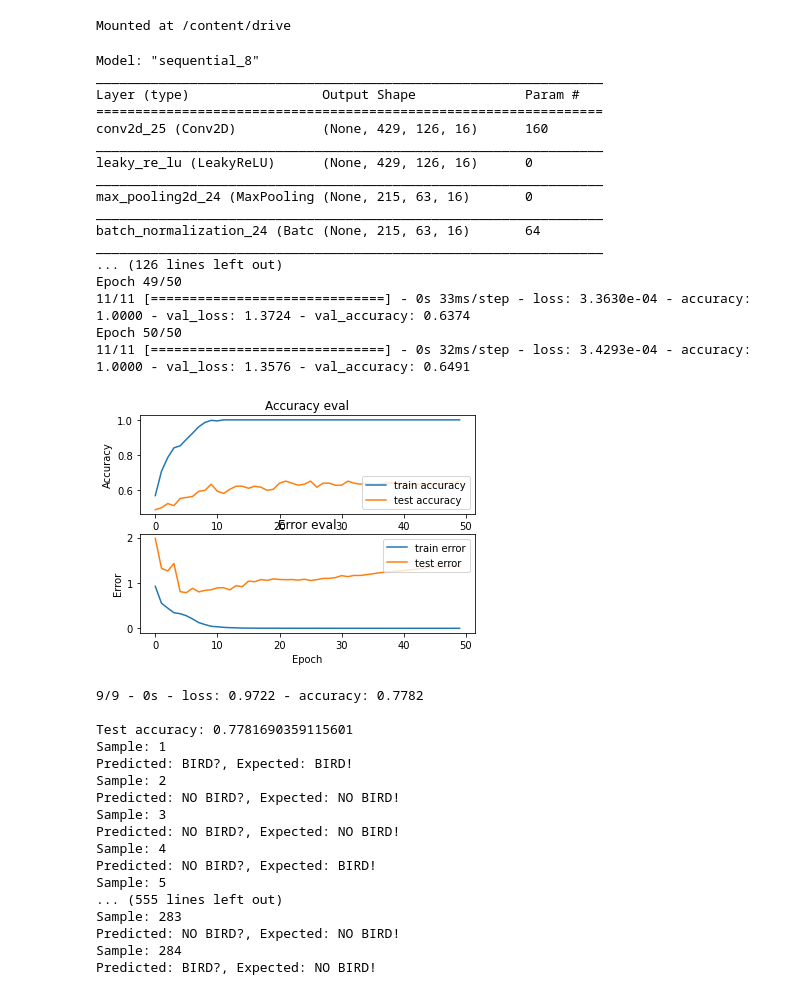
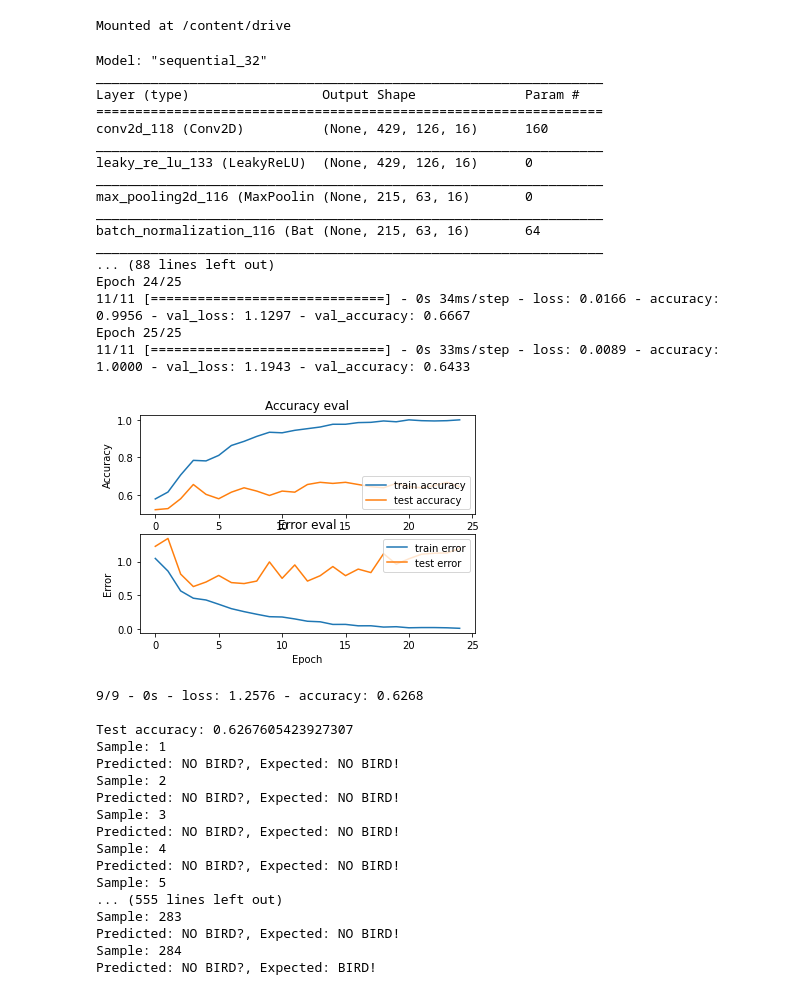
Before and after one commit to edward-h-81/bird_sound_detection, a Jupyter notebook: CNN_Colab/CNN Bulbul.ipynb, the cells around one changed output. Cells and saved outputs as stored; diff of their text form; code cells hidden in the pictures.

Commit message:
leakyRelu and dropou

```diff
--- a/CNN_Colab/CNN Bulbul.ipynb
+++ b/CNN_Colab/CNN Bulbul.ipynb
@@ -98,31 +98,36 @@ def build_model(input_shape):
 
     # 1st conv layer
     model.add(keras.layers.Conv2D(16, (3, 3), input_shape=input_shape))
-    model.add(keras.layers.LeakyReLU())
+    model.add(keras.layers.LeakyReLU(alpha=0.3))
     model.add(keras.layers.MaxPool2D((3, 3), strides=(2, 2), padding='same'))
     model.add(keras.layers.BatchNormalization())
 
     # 2nd conv layer
-    model.add(keras.layers.Conv2D(16, (3, 3), activation='relu', input_shape=input_shape))
+    model.add(keras.layers.Conv2D(16, (3, 3), input_shape=input_shape))
+    model.add(keras.layers.LeakyReLU(alpha=0.3))
     model.add(keras.layers.MaxPool2D((3, 3), strides=(2, 2), padding='same'))
     model.add(keras.layers.BatchNormalization())
 
     # 3rd conv layer
-    model.add(keras.layers.Conv2D(16, (1, 3), activation='relu', input_shape=input_shape))
+    model.add(keras.layers.Conv2D(16, (1, 3), input_shape=input_shape))
+    model.add(keras.layers.LeakyReLU(alpha=0.3))
     model.add(keras.layers.MaxPool2D((1, 3), strides=(2, 2), padding='same'))
     model.add(keras.layers.BatchNormalization())
 
     # 4th conv layer
-    model.add(keras.layers.Conv2D(16, (1, 3), activation='relu', input_shape=input_shape))
+    model.add(keras.layers.Conv2D(16, (1, 3), input_shape=input_shape))
+    model.add(keras.layers.LeakyReLU(alpha=0.3))
     model.add(keras.layers.MaxPool2D((1, 3), strides=(2, 2), padding='same'))
     model.add(keras.layers.BatchNormalization())
 
     # flatten output and feed to dense layer
     model.add(keras.layers.Flatten())
-    model.add(keras.layers.Dense(256, activation='relu'))
-    # model.add(keras.layers.Dropout(0.3))
-    model.add(keras.layers.Dense(32, activation='relu'))
-    # model.add(keras.layers.Dropout(0.3))
+    model.add(keras.layers.Dense(256))
+    model.add(keras.layers.LeakyReLU(alpha=0.3))
+    model.add(keras.layers.Dropout(0.5))
+    model.add(keras.layers.Dense(32))
+    model.add(keras.layers.LeakyReLU(alpha=0.3))
+    # model.add(keras.layers.Dropout(0.1))
 
 
     # output layer
@@ -171,64 +176,64 @@ if __name__ == "__main__":
     model = build_model(input_shape)
 
     # compile model
-    optimiser = keras.optimizers.Adam(learning_rate=0.001)
+    optimiser = keras.optimizers.Adam(learning_rate=0.0005)
     model.compile(optimizer=optimiser,
                   loss='sparse_categorical_crossentropy',
                   metrics=['accuracy'])
 
     model.summary()
 
     # train model
-    history = model.fit(X_train, y_train, validation_data=(X_validation, y_validation), batch_size=64, epochs=50)
+    history = model.fit(X_train, y_train, validation_data=(X_validation, y_validation), batch_size=64, epochs=25)
 
     # plot accuracy/error for training and validation
     plot_history(history)
 
     # evaluate model on test set
     test_loss, test_acc = model.evaluate(X_test, y_test, verbose=2)
     print('\nTest accuracy:', test_acc)
 
     index = 0
     # make prediction on a sample
     while index < len(X_test):
         X = X_test[index]
         y = y_test[index]
         print("Sample: {}".format(index+1))
         predict(model, X, y)
         index += 1
 # %% [output]
-Model: "sequential_8"
+Model: "sequential_32"
 _________________________________________________________________
 Layer (type)                 Output Shape              Param #
 =================================================================
-conv2d_25 (Conv2D)           (None, 429, 126, 16)      160
+conv2d_118 (Conv2D)          (None, 429, 126, 16)      160
 _________________________________________________________________
-leaky_re_lu (LeakyReLU)      (None, 429, 126, 16)      0
+leaky_re_lu_133 (LeakyReLU)  (None, 429, 126, 16)      0
 _________________________________________________________________
-max_pooling2d_24 (MaxPooling (None, 215, 63, 16)       0
+max_pooling2d_116 (MaxPoolin (None, 215, 63, 16)       0
 _________________________________________________________________
-batch_normalization_24 (Batc (None, 215, 63, 16)       64
+batch_normalization_116 (Bat (None, 215, 63, 16)       64
 _________________________________________________________________
-... (126 lines left out)
-Epoch 49/50
-11/11 [==============================] - 0s 33ms/step - loss: 3.3630e-04 - accuracy: 1.0000 - val_loss: 1.3724 - val_accuracy: 0.6374
-Epoch 50/50
-11/11 [==============================] - 0s 32ms/step - loss: 3.4293e-04 - accuracy: 1.0000 - val_loss: 1.3576 - val_accuracy: 0.6491
+... (88 lines left out)
+Epoch 24/25
+11/11 [==============================] - 0s 34ms/step - loss: 0.0166 - accuracy: 0.9956 - val_loss: 1.1297 - val_accuracy: 0.6667
+Epoch 25/25
+11/11 [==============================] - 0s 33ms/step - loss: 0.0089 - accuracy: 1.0000 - val_loss: 1.1943 - val_accuracy: 0.6433
-[figure, old version]
+[figure, new version]
-9/9 - 0s - loss: 0.9722 - accuracy: 0.7782
+9/9 - 0s - loss: 1.2576 - accuracy: 0.6268
 
-Test accuracy: 0.7781690359115601
+Test accuracy: 0.6267605423927307
 Sample: 1
-Predicted: BIRD?, Expected: BIRD!
+Predicted: NO BIRD?, Expected: NO BIRD!
 Sample: 2
 Predicted: NO BIRD?, Expected: NO BIRD!
 Sample: 3
 Predicted: NO BIRD?, Expected: NO BIRD!
 Sample: 4
-Predicted: NO BIRD?, Expected: BIRD!
+Predicted: NO BIRD?, Expected: NO BIRD!
 Sample: 5
 ... (555 lines left out)
 Sample: 283
 Predicted: NO BIRD?, Expected: NO BIRD!
 Sample: 284
-Predicted: BIRD?, Expected: NO BIRD!
+Predicted: NO BIRD?, Expected: BIRD!
```
